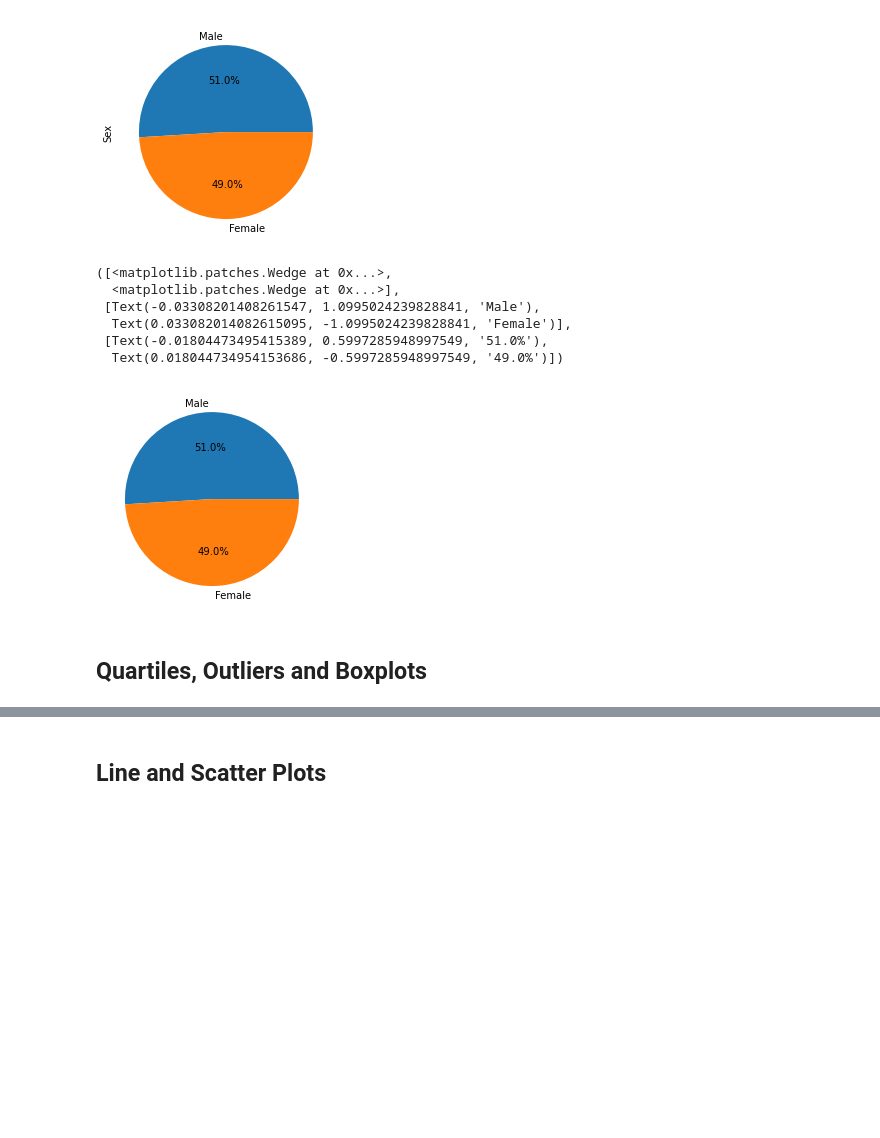
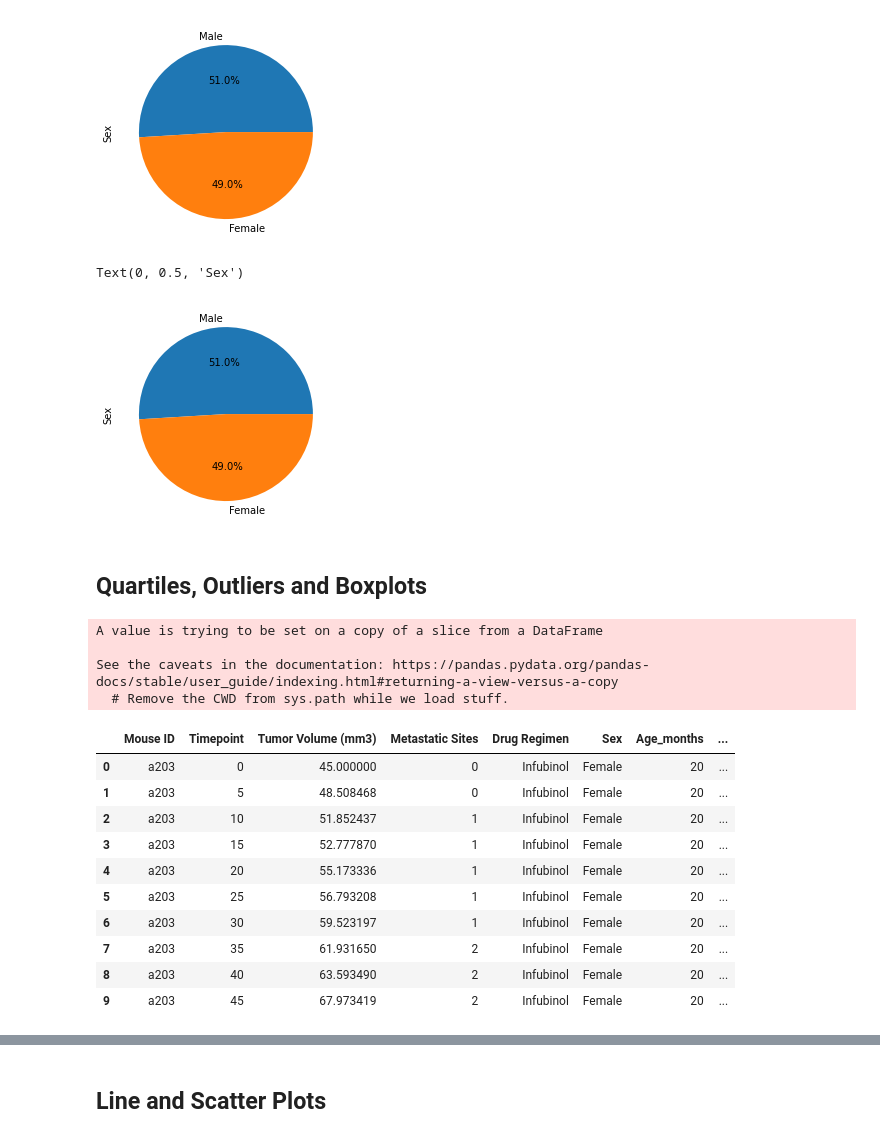
Before and after one commit to AdamTuor/matplotlib-challenge, a Jupyter notebook: Pymaceuticals/pymaceuticals_starter.ipynb, the cells around one changed output, grey strips where cells are left out. Cells and saved outputs as stored; diff of their text form; code cells hidden in the pictures; blank space fills up the shorter version.

```diff
--- a/Pymaceuticals/pymaceuticals_starter.ipynb
+++ b/Pymaceuticals/pymaceuticals_starter.ipynb
@@ -168,16 +180,12 @@ panda_pie
 pie_labels = study_results_clean.sort_values(by=['Sex'],ascending=False)['Sex'].unique()
 #male=gender_count.value_counts()
 plt.pie(gender_count,labels=pie_labels,autopct='%1.1f%%')
+plt.ylabel("Sex")
 #pie_labels
 #gender_count
 # %% [output]
-([<matplotlib.patches.Wedge at 0x...>,
-  <matplotlib.patches.Wedge at 0x...>],
- [Text(-0.03308201408261547, 1.0995024239828841, 'Male'),
-  Text(0.033082014082615095, -1.0995024239828841, 'Female')],
- [Text(-0.01804473495415389, 0.5997285948997549, '51.0%'),
-  Text(0.018044734954153686, -0.5997285948997549, '49.0%')])
+Text(0, 0.5, 'Sex')
-[figure, old version]
+[figure, new version]
 # %% [markdown]
 ## Quartiles, Outliers and Boxplots
 # %%
@@ -186,5 +194,16 @@ plt.pie(gender_count,labels=pie_labels,autopct='%1.1f%%')
 
 # Start by getting the last (greatest) timepoint for each mouse
 
+# Merge this group df with the original DataFrame to get the tumor volume at the last timepoint
 
-# Merge this group df with the original DataFrame to get the tumor volume at the last timepoint
+
+
+study_results_clean.sort_values(by=['Mouse ID','Timepoint'], ascending=[True,True], inplace=True)
+mouse_group=study_results_clean.groupby(["Mouse ID"])['Tumor Volume (mm3)'].last()
+#mouse_group
+study_results_clean = pd.merge(study_results_clean,mouse_group, how='left',on='Mouse ID')
+# %% [output]
+A value is trying to be set on a copy of a slice from a DataFrame
+
+See the caveats in the documentation: https://pandas.pydata.org/pandas-docs/stable/user_guide/indexing.html#returning-a-view-versus-a-copy
+  # Remove the CWD from sys.path while we load stuff.
@@ -209,0 +210,16 @@ plt.pie(gender_count,labels=pie_labels,autopct='%1.1f%%')
+# %%
+
+study_results_clean.rename(columns={'Tumor Volume (mm3)_x':'Tumor Volume (mm3)','Tumor Volume (mm3)_y':'Final Tumor Volume(mm3)'},inplace=True)
+study_results_clean.head(10)
+# %% [output]
+|  | Mouse ID | Timepoint | Tumor Volume (mm3) | Metastatic Sites | Drug Regimen | Sex | Age_months | ... |
+| 0 | a203 | 0 | 45.000000 | 0 | Infubinol | Female | 20 | ... |
+| 1 | a203 | 5 | 48.508468 | 0 | Infubinol | Female | 20 | ... |
+| 2 | a203 | 10 | 51.852437 | 1 | Infubinol | Female | 20 | ... |
+| 3 | a203 | 15 | 52.777870 | 1 | Infubinol | Female | 20 | ... |
+| 4 | a203 | 20 | 55.173336 | 1 | Infubinol | Female | 20 | ... |
+| 5 | a203 | 25 | 56.793208 | 1 | Infubinol | Female | 20 | ... |
+| 6 | a203 | 30 | 59.523197 | 1 | Infubinol | Female | 20 | ... |
+| 7 | a203 | 35 | 61.931650 | 2 | Infubinol | Female | 20 | ... |
+| 8 | a203 | 40 | 63.593490 | 2 | Infubinol | Female | 20 | ... |
+| 9 | a203 | 45 | 67.973419 | 2 | Infubinol | Female | 20 | ... |
```
Also changed, not shown: parts of 18 cells of this notebook.
